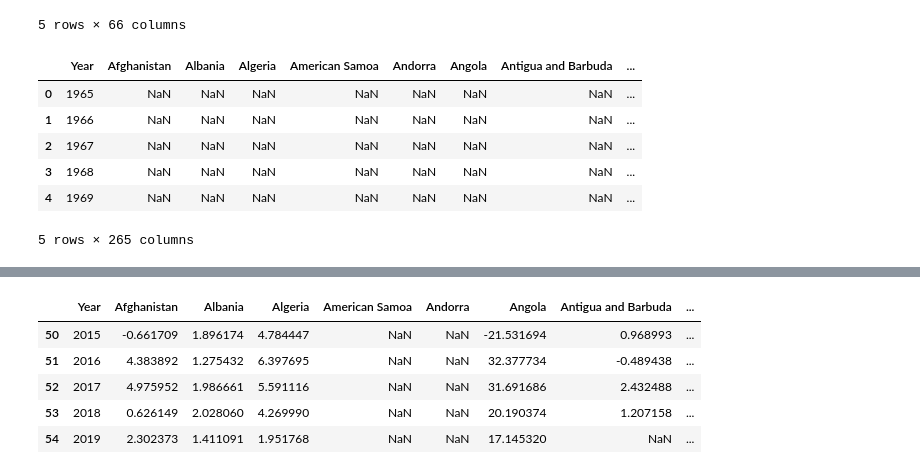
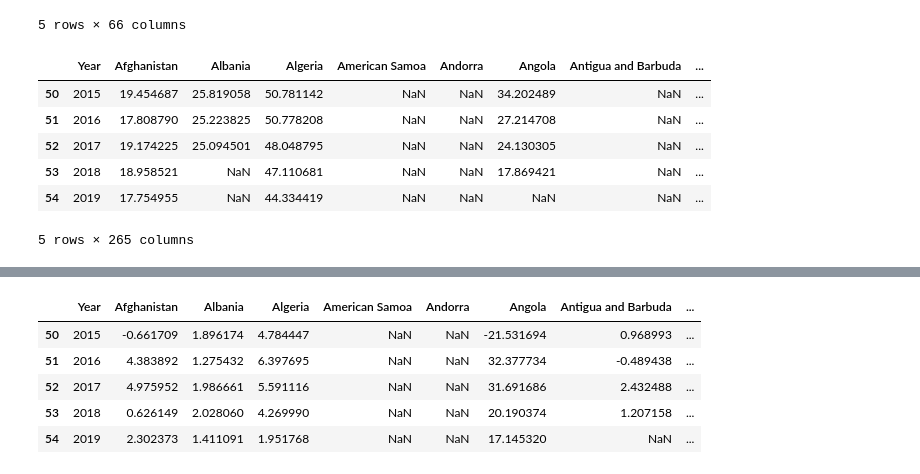
Before and after one commit to minerva-b/Final_Team_Project, a Jupyter notebook: minerva/MachineLearning_Gas_1970-2019.ipynb, the cells around one changed output, grey strips where cells are left out. Saved outputs shown, nothing was run; the diff lists cells and outputs as text; code cells hidden in the pictures.

```diff
--- a/minerva/MachineLearning_Gas_1970-2019.ipynb
+++ b/minerva/MachineLearning_Gas_1970-2019.ipynb
@@ -80,15 +80,15 @@ gas_pop.tail()
 # %%
 # Adding in 'GDP' as a feature
 # Read the 'GDP' csv file into pandas
 gdp_percent = pd.read_csv('../data/clean_data/GDP%-YearFixed-Python.csv', encoding = 'ISO-8859-1')
-gdp_percent.head()
+gdp_percent.tail()
 # %% [output]
 |  | Year | Afghanistan | Albania | Algeria | American Samoa | Andorra | Angola | Antigua and Barbuda | ... |
-| 0 | 1965 | NaN | NaN | NaN | NaN | NaN | NaN | NaN | ... |
-| 1 | 1966 | NaN | NaN | NaN | NaN | NaN | NaN | NaN | ... |
-| 2 | 1967 | NaN | NaN | NaN | NaN | NaN | NaN | NaN | ... |
-| 3 | 1968 | NaN | NaN | NaN | NaN | NaN | NaN | NaN | ... |
-| 4 | 1969 | NaN | NaN | NaN | NaN | NaN | NaN | NaN | ... |
+| 50 | 2015 | 19.454687 | 25.819058 | 50.781142 | NaN | NaN | 34.202489 | NaN | ... |
+| 51 | 2016 | 17.808790 | 25.223825 | 50.778208 | NaN | NaN | 27.214708 | NaN | ... |
+| 52 | 2017 | 19.174225 | 25.094501 | 48.048795 | NaN | NaN | 24.130305 | NaN | ... |
+| 53 | 2018 | 18.958521 | NaN | 47.110681 | NaN | NaN | 17.869421 | NaN | ... |
+| 54 | 2019 | 17.754955 | NaN | 44.334419 | NaN | NaN | NaN | NaN | ... |
 5 rows × 265 columns
 # %%
 # Replace all the blanks (or NaN) with zero
```
Also changed, not shown: parts of 32 cells of this notebook.
